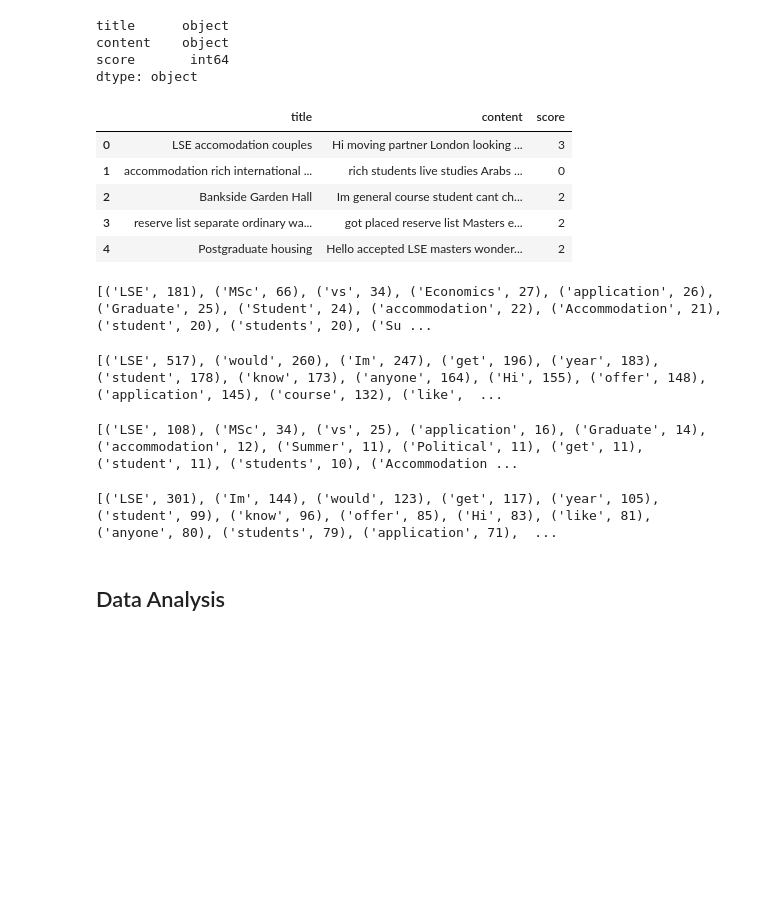
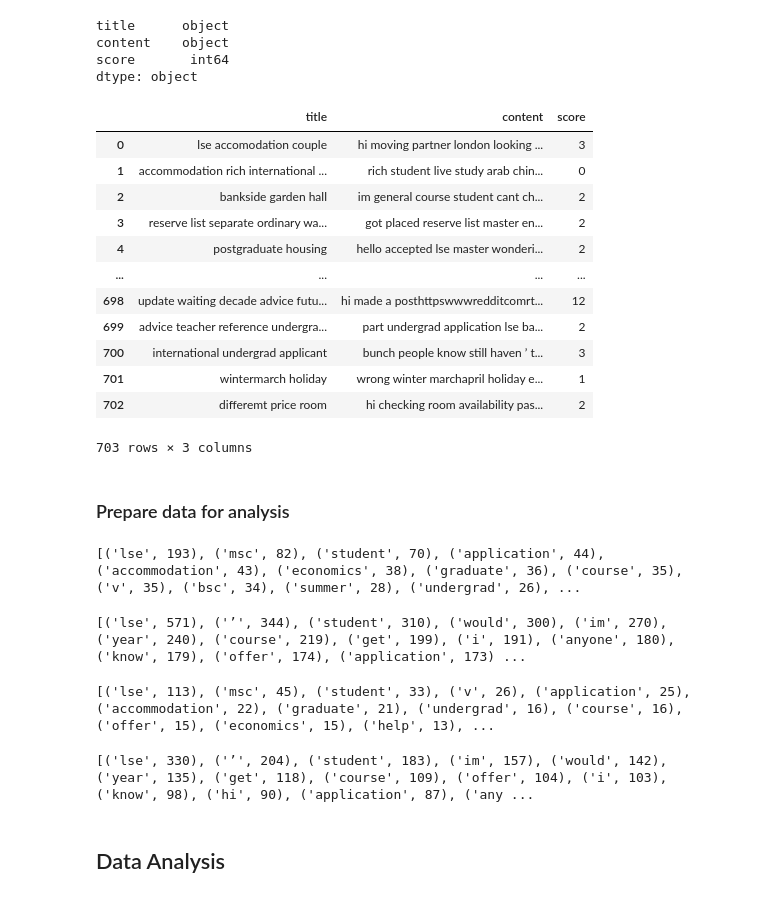
Before and after one commit to st101cc/reddit, a Jupyter notebook: report.ipynb, the cells around one changed output. Saved outputs shown, nothing was run; the diff lists cells and outputs as text; code cells hidden in the pictures; blank space fills up the shorter version.

```diff
--- a/report.ipynb
+++ b/report.ipynb
@@ -87,6 +93,10 @@ dtype: object
 #make sure the title and content have the correct type
 df['title'] = df['title'].astype(str)
 df['content'] = df['content'].astype(str)
+# %%
+#lower all cases
+df['title'] = df['title'].apply(str.lower)
+df['content'] = df['content'].apply(str.lower)
 # %%
 # remove stopwords
 import nltk
@@ -109,16 +119,38 @@ def remove_punctuations(text):
 
 df = df.fillna('')
 df = df.applymap(remove_punctuations)
+# %%
+#convert words to its lemma
+from nltk.tokenize import word_tokenize
+from nltk.stem import WordNetLemmatizer
+
+lemmatizer = WordNetLemmatizer()
+
+def lemmatize_text(text):
+    return ' '.join([lemmatizer.lemmatize(w) for w in word_tokenize(text)])
+
+df['title'] = df['title'].apply(lemmatize_text)
+df['content'] = df['content'].apply(lemmatize_text)
 # %%
 #look at the cleaned data
-df.head()
+df = df.reset_index(drop=True)
+df
 # %% [output]
 |  | title | content | score |
-| 0 | LSE accomodation couples | Hi moving partner London looking ... | 3 |
-| 1 | accommodation rich international ... | rich students live studies Arabs ... | 0 |
-| 2 | Bankside Garden Hall | Im general course student cant ch... | 2 |
-| 3 | reserve list separate ordinary wa... | got placed reserve list Masters e... | 2 |
-| 4 | Postgraduate housing | Hello accepted LSE masters wonder... | 2 |
+| 0 | lse accomodation couple | hi moving partner london looking ... | 3 |
+| 1 | accommodation rich international ... | rich student live study arab chin... | 0 |
+| 2 | bankside garden hall | im general course student cant ch... | 2 |
+| 3 | reserve list separate ordinary wa... | got placed reserve list master en... | 2 |
+| 4 | postgraduate housing | hello accepted lse master wonderi... | 2 |
+| ... | ... | ... | ... |
+| 698 | update waiting decade advice futu... | hi made a posthttpswwwredditcomrt... | 12 |
+| 699 | advice teacher reference undergra... | part undergrad application lse ba... | 2 |
+| 700 | international undergrad applicant | bunch people know still haven ’ t... | 3 |
+| 701 | wintermarch holiday | wrong winter marchapril holiday e... | 1 |
+| 702 | differemt price room | hi checking room availability pas... | 2 |
+703 rows × 3 columns
+# %% [markdown]
+### Prepare data for analysis
 # %%
 # Find 50 most common words for post titles
 import collections
@@ -127,7 +159,7 @@ title_counts = collections.Counter(all_text_title.split())
 common_titles = title_counts.most_common(50)
 print(common_titles)
 # %% [output]
-[('LSE', 181), ('MSc', 66), ('vs', 34), ('Economics', 27), ('application', 26), ('Graduate', 25), ('Student', 24), ('accommodation', 22), ('Accommodation', 21), ('student', 20), ('students', 20), ('Su ...
+[('lse', 193), ('msc', 82), ('student', 70), ('application', 44), ('accommodation', 43), ('economics', 38), ('graduate', 36), ('course', 35), ('v', 35), ('bsc', 34), ('summer', 28), ('undergrad', 26), ...
 # %%
 # Find 50 most common words for post contents
 all_text_content = ' '.join(df['content'])
@@ -135,7 +167,7 @@ content_counts = collections.Counter(all_text_content.split())
 common_contents = content_counts.most_common(50)
 print(common_contents)
 # %% [output]
-[('LSE', 517), ('would', 260), ('Im', 247), ('get', 196), ('year', 183), ('student', 178), ('know', 173), ('anyone', 164), ('Hi', 155), ('offer', 148), ('application', 145), ('course', 132), ('like',  ...
+[('lse', 571), ('’', 344), ('student', 310), ('would', 300), ('im', 270), ('year', 240), ('course', 219), ('get', 199), ('i', 191), ('anyone', 180), ('know', 179), ('offer', 174), ('application', 173) ...
 # %%
 # Find 50 most common words for the titles of the highest scoring 50 posts
 highest_scoring = df.sort_values(['score'], ascending = False).groupby('score').head(50)
@@ -144,7 +176,7 @@ top_title_counts = collections.Counter(top_text_title.split())
 top_common_titles = top_title_counts.most_common(50)
 print(top_common_titles)
 # %% [output]
-[('LSE', 108), ('MSc', 34), ('vs', 25), ('application', 16), ('Graduate', 14), ('accommodation', 12), ('Summer', 11), ('Political', 11), ('get', 11), ('student', 11), ('students', 10), ('Accommodation ...
+[('lse', 113), ('msc', 45), ('student', 33), ('v', 26), ('application', 25), ('accommodation', 22), ('graduate', 21), ('undergrad', 16), ('course', 16), ('offer', 15), ('economics', 15), ('help', 13), ...
 # %%
 # Find 50 most common words for the content of the highest scoring 50 posts
 top_text_content = ' '.join(highest_scoring['content'])
@@ -152,7 +184,7 @@ top_content_counts = collections.Counter(top_text_content.split())
 top_common_contents = top_content_counts.most_common(50)
 print(top_common_contents)
 # %% [output]
-[('LSE', 301), ('Im', 144), ('would', 123), ('get', 117), ('year', 105), ('student', 99), ('know', 96), ('offer', 85), ('Hi', 83), ('like', 81), ('anyone', 80), ('students', 79), ('application', 71),  ...
+[('lse', 330), ('’', 204), ('student', 183), ('im', 157), ('would', 142), ('year', 135), ('get', 118), ('course', 109), ('offer', 104), ('i', 103), ('know', 98), ('hi', 90), ('application', 87), ('any ...
 # %%
 import pickle
 
```
Also changed, not shown: parts of 23 cells of this notebook, 1 other file.
